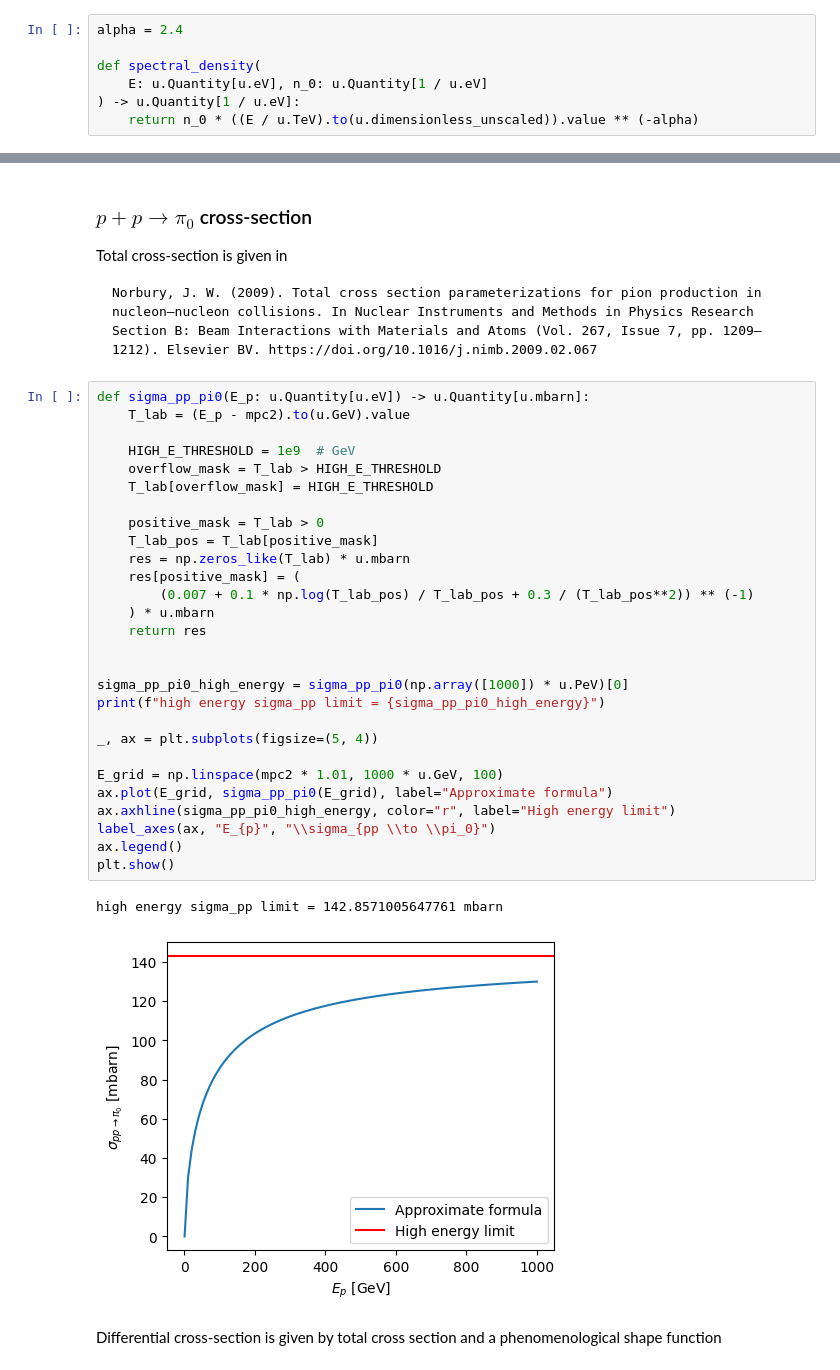
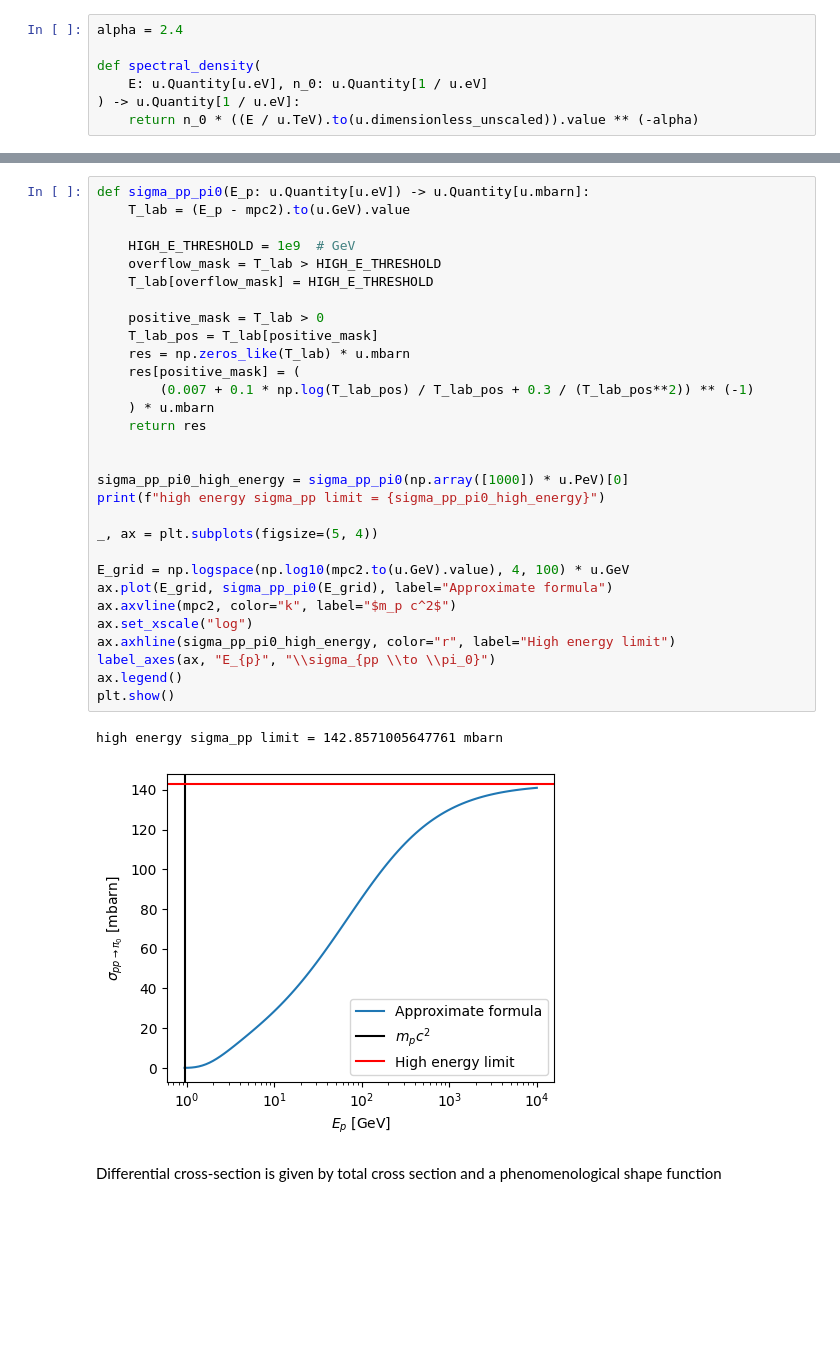
Before and after one commit to nj-vs-vh/gssi-he-th, a Jupyter notebook: 7 Luminosity Ratio of Cosmic Ray Protons and Electrons.ipynb, the cells around one changed output, grey strips where cells are left out. Cells and saved outputs as stored; diff of their text form; blank space fills up the shorter version.

````diff
--- a/7 Luminosity Ratio of Cosmic Ray Protons and Electrons.ipynb
+++ b/7 Luminosity Ratio of Cosmic Ray Protons and Electrons.ipynb
@@ -32,42 +39,36 @@ Given a source with identical-spectrum populations of $e^-$ and $p$, compute $W_
-# %% [markdown]
-
-### $p + p \to \pi_0$ cross-section
-
-Total cross-section is given in
-```
-Norbury, J. W. (2009). Total cross section parameterizations for pion production in nucleon–nucleon collisions. In Nuclear Instruments and Methods in Physics Research Section B: Beam Interactions with Materials and Atoms (Vol. 267, Issue 7, pp. 1209–1212). Elsevier BV. https://doi.org/10.1016/j.nimb.2009.02.067
-```
 # %%
 def sigma_pp_pi0(E_p: u.Quantity[u.eV]) -> u.Quantity[u.mbarn]:
     T_lab = (E_p - mpc2).to(u.GeV).value
 
     HIGH_E_THRESHOLD = 1e9  # GeV
     overflow_mask = T_lab > HIGH_E_THRESHOLD
     T_lab[overflow_mask] = HIGH_E_THRESHOLD
 
     positive_mask = T_lab > 0
     T_lab_pos = T_lab[positive_mask]
     res = np.zeros_like(T_lab) * u.mbarn
     res[positive_mask] = (
         (0.007 + 0.1 * np.log(T_lab_pos) / T_lab_pos + 0.3 / (T_lab_pos**2)) ** (-1)
     ) * u.mbarn
     return res
 
 
 sigma_pp_pi0_high_energy = sigma_pp_pi0(np.array([1000]) * u.PeV)[0]
 print(f"high energy sigma_pp limit = {sigma_pp_pi0_high_energy}")
 
 _, ax = plt.subplots(figsize=(5, 4))
 
-E_grid = np.linspace(mpc2 * 1.01, 1000 * u.GeV, 100)
+E_grid = np.logspace(np.log10(mpc2.to(u.GeV).value), 4, 100) * u.GeV
 ax.plot(E_grid, sigma_pp_pi0(E_grid), label="Approximate formula")
+ax.axvline(mpc2, color="k", label="$m_p c^2$")
+ax.set_xscale("log")
 ax.axhline(sigma_pp_pi0_high_energy, color="r", label="High energy limit")
 label_axes(ax, "E_{p}", "\\sigma_{pp \\to \\pi_0}")
 ax.legend()
 plt.show()
 # %% [output]
 high energy sigma_pp limit = 142.8571005647761 mbarn
-[figure, old version]
+[figure, new version]
 # %% [markdown]
 Differential cross-section is given by total cross section and a phenomenological shape function
 # %%
````
Also changed, not shown: parts of 25 cells of this notebook.
